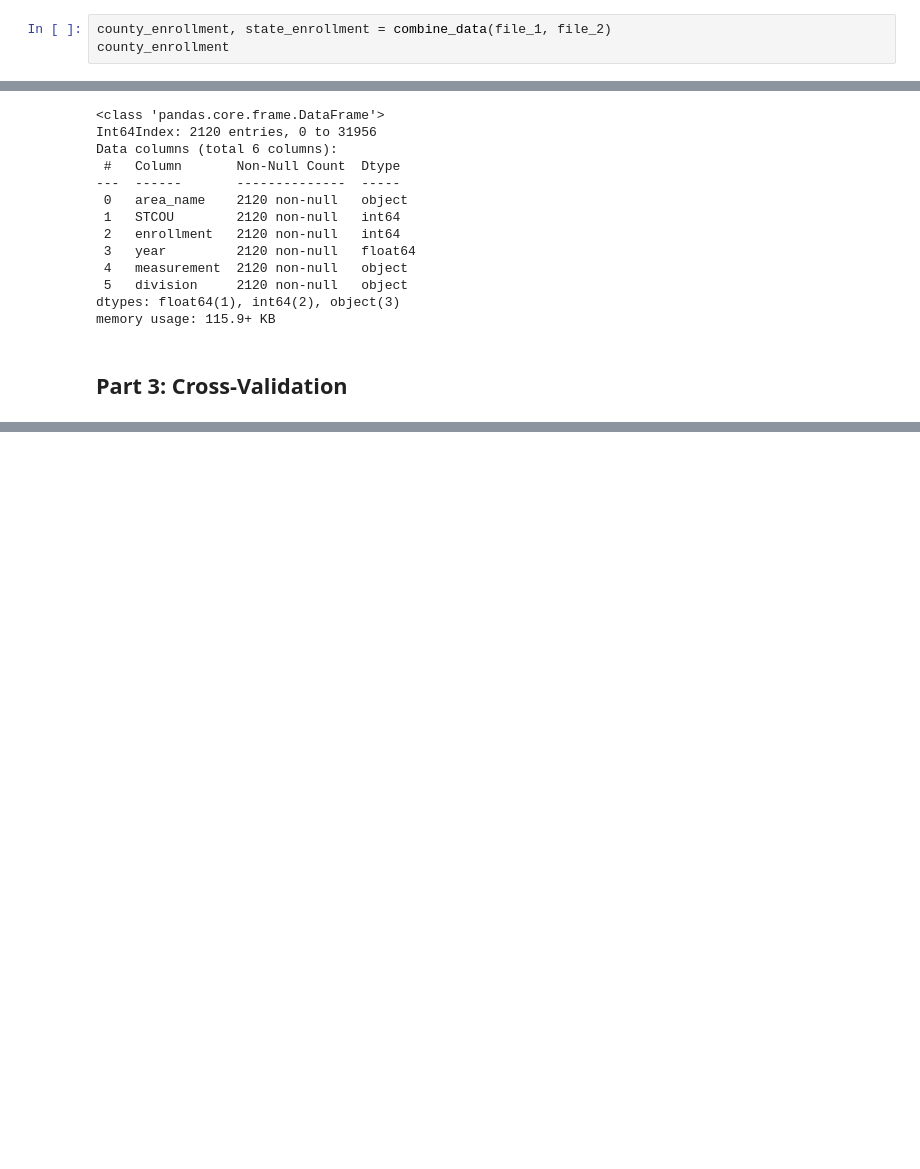
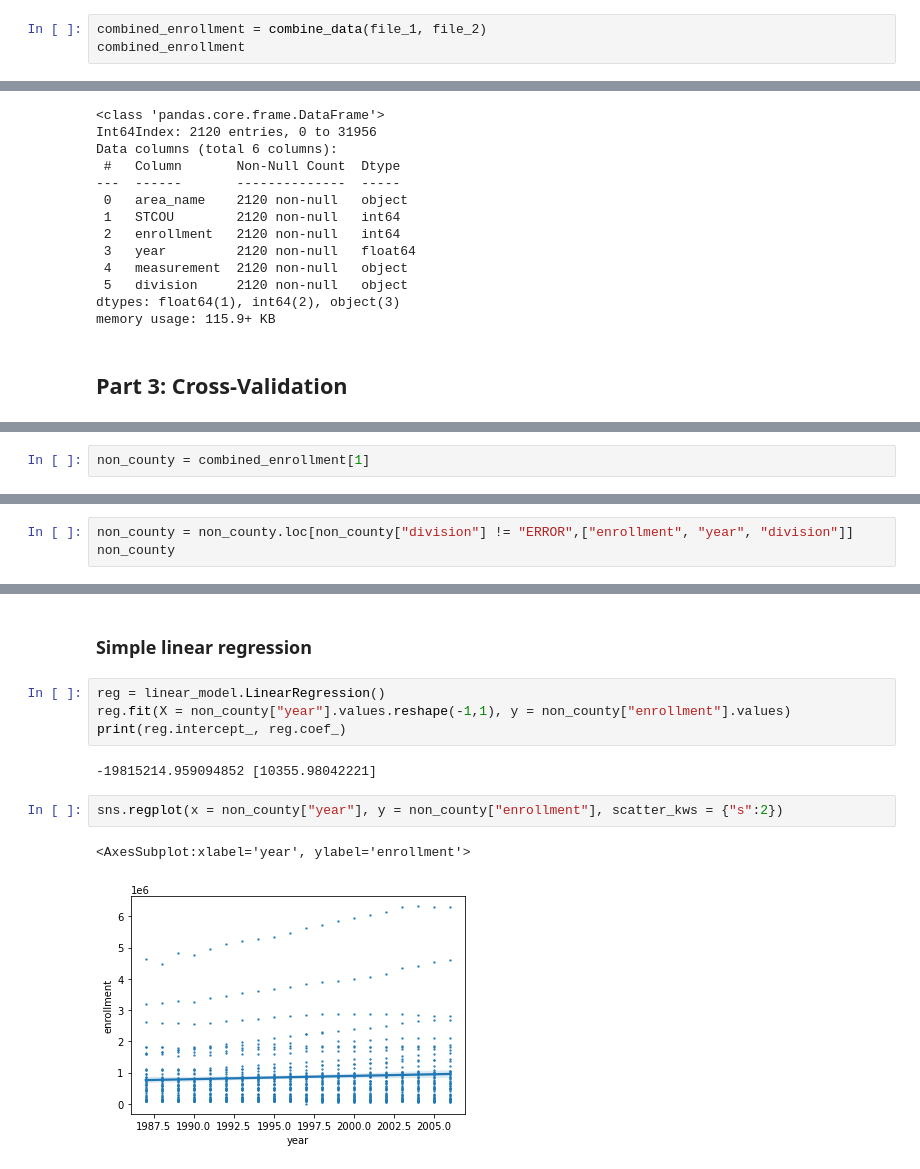
Before and after one commit to kamckeev/BigData1, a Jupyter notebook: Project1_Official.ipynb, the cells around one changed output, grey strips where cells are left out. Drawn from its saved outputs; the diff is of its cells as text; blank space fills up the shorter version.

```diff
--- a/Project1_Official.ipynb
+++ b/Project1_Official.ipynb
@@ -239,6 +242,6 @@ def combine_data(*files):
 
     return([combine_county, combine_state])
 # %%
-county_enrollment, state_enrollment = combine_data(file_1, file_2)
-county_enrollment
+combined_enrollment = combine_data(file_1, file_2)
+combined_enrollment
 # %% [output]
@@ -441,0 +435,2 @@ memory usage: 115.9+ KB
+# %%
+non_county = combined_enrollment[1]
@@ -441,0 +453,3 @@ memory usage: 115.9+ KB
+# %%
+non_county = non_county.loc[non_county["division"] != "ERROR",["enrollment", "year", "division"]]
+non_county
@@ -441,0 +470,13 @@ memory usage: 115.9+ KB
+# %% [markdown]
+### Simple linear regression
+# %%
+reg = linear_model.LinearRegression()
+reg.fit(X = non_county["year"].values.reshape(-1,1), y = non_county["enrollment"].values)
+print(reg.intercept_, reg.coef_)
+# %% [output]
+-19815214.959094852 [10355.98042221]
+# %%
+sns.regplot(x = non_county["year"], y = non_county["enrollment"], scatter_kws = {"s":2})
+# %% [output]
+<AxesSubplot:xlabel='year', ylabel='enrollment'>
+[figure, added]
```
Also changed, not shown: parts of 14 cells of this notebook.
